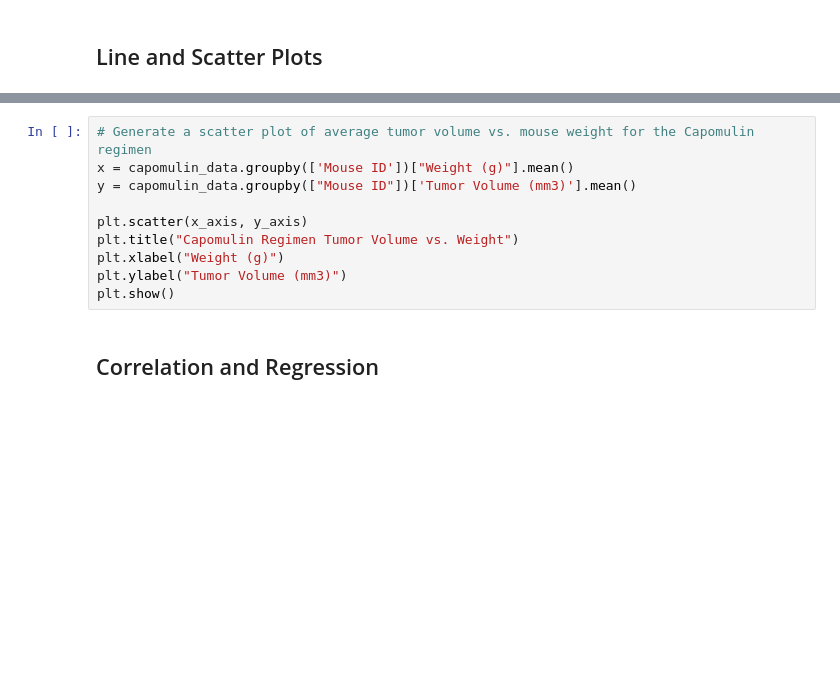
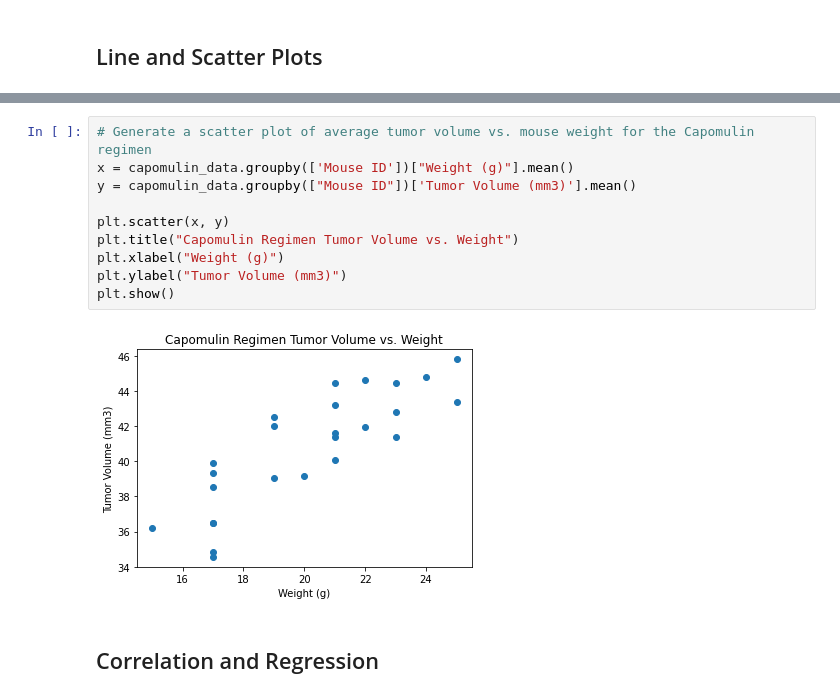
Before and after one commit to miatsivitse/matplotlib-challenge, a Jupyter notebook: Assignment/Assignment 5 - Pymaceuticals.ipynb, the cells around one changed output, grey strips where cells are left out. Cells and saved outputs as stored; diff of their text form; blank space fills up the shorter version.

```diff
--- a/Assignment/Assignment 5 - Pymaceuticals.ipynb
+++ b/Assignment/Assignment 5 - Pymaceuticals.ipynb
@@ -236,13 +325,15 @@ plt.ylabel("Tumor Volume mm3 ")
 # %%
 # Generate a scatter plot of average tumor volume vs. mouse weight for the Capomulin regimen
 x = capomulin_data.groupby(['Mouse ID'])["Weight (g)"].mean()
 y = capomulin_data.groupby(["Mouse ID"])['Tumor Volume (mm3)'].mean()
 
-plt.scatter(x_axis, y_axis)
+plt.scatter(x, y)
 plt.title("Capomulin Regimen Tumor Volume vs. Weight")
 plt.xlabel("Weight (g)")
 plt.ylabel("Tumor Volume (mm3)")
 plt.show()
+# %% [output]
+[figure, added]
 # %% [markdown]
 ## Correlation and Regression
 # %%
```
Also changed, not shown: parts of 16 cells of this notebook.
